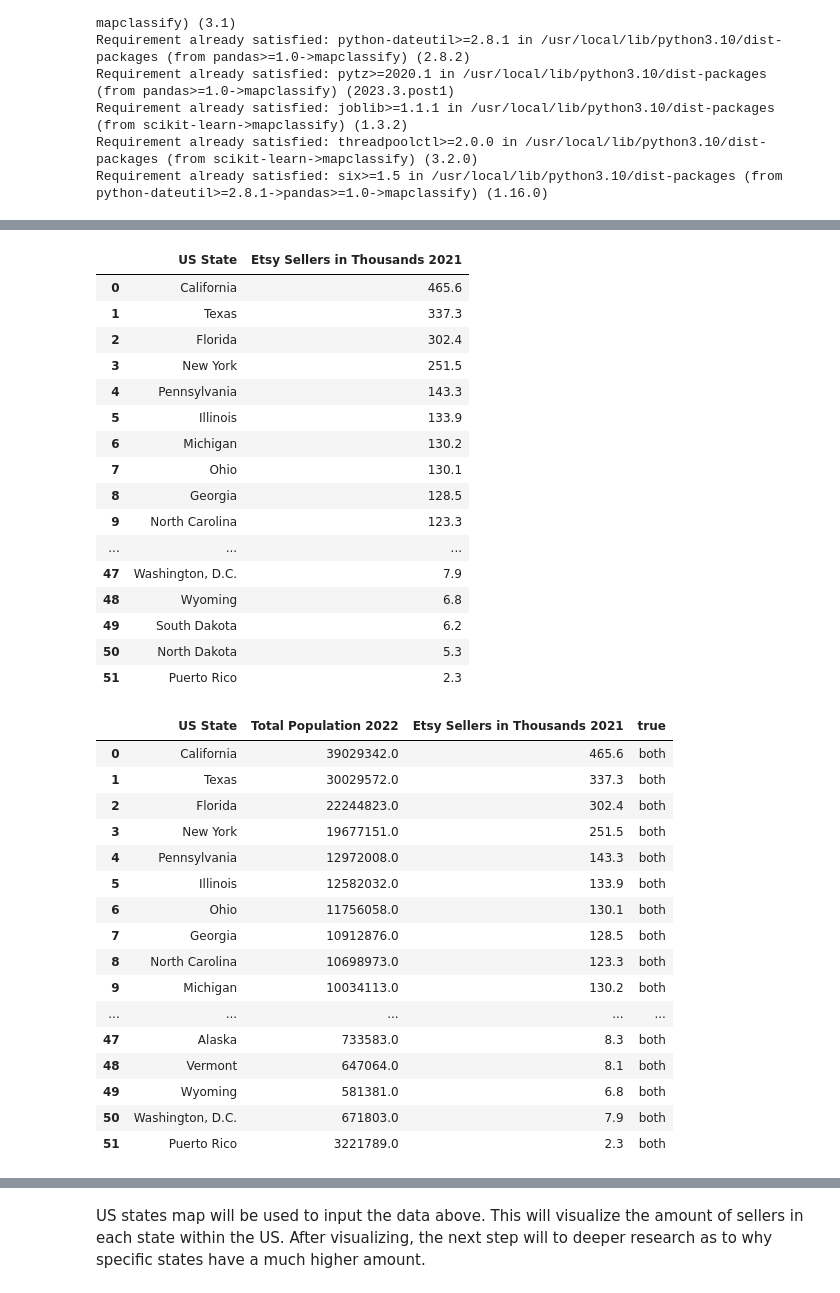
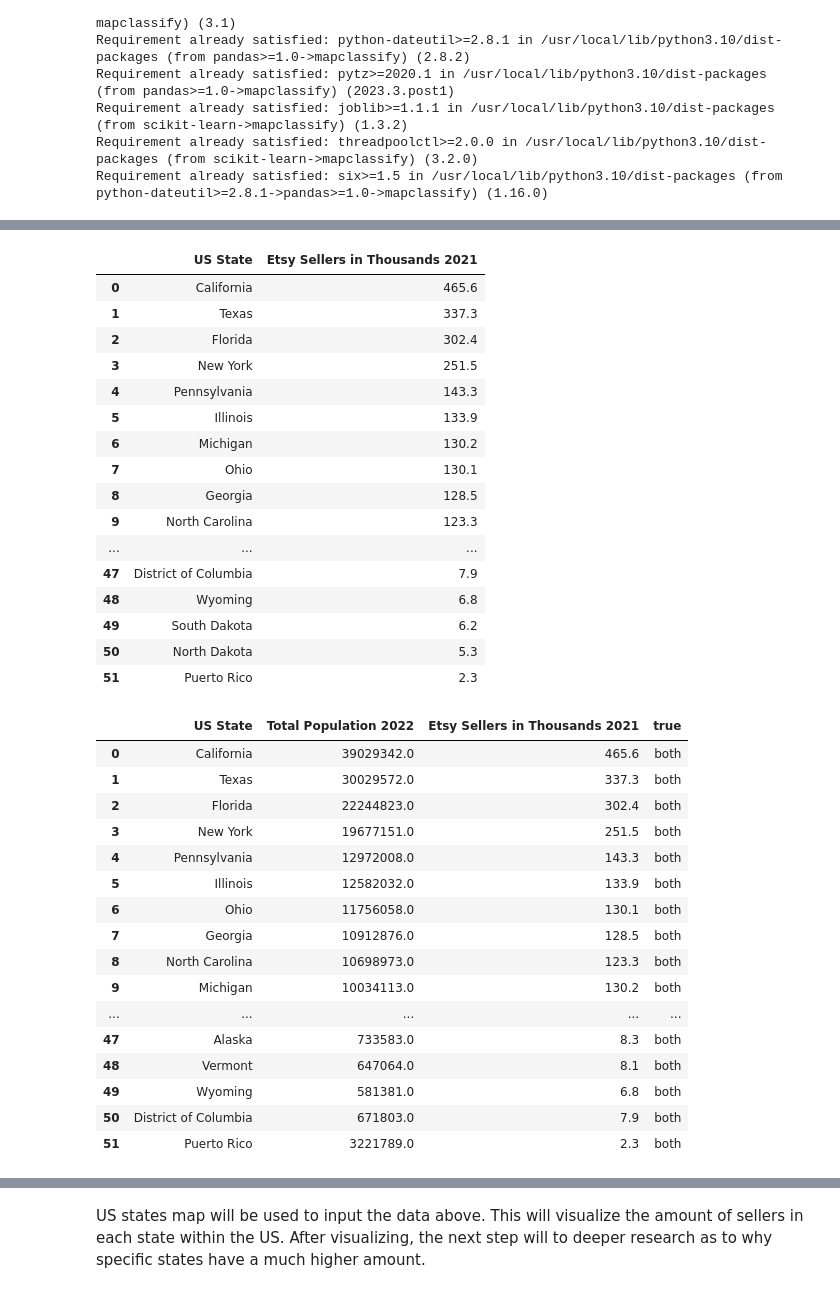
Before and after one commit to khagerthey/GIS, a Jupyter notebook: PS1.ipynb, the cells around one changed output, grey strips where cells are left out. Drawn from its saved outputs; the diff is of its cells as text; code cells hidden in the pictures.

```diff
--- a/PS1.ipynb
+++ b/PS1.ipynb
@@ -73,27 +73,28 @@ combined_states
 # %%
 etsy_us_sellers=pd.read_csv('https://raw.githubusercontent.com/khagerthey/GIS/main/etsy_statessellerstats.csv', header=None)
 etsy_us_sellers.columns=["US State", "Etsy Sellers in Thousands 2021"]
-etsy_us_sellers
+etsy_sellers = etsy_us_sellers.replace('Washington, D.C.', 'District of Columbia')
+etsy_sellers
 # %% [output]
 |  | US State | Etsy Sellers in Thousands 2021 |
 | 0 | California | 465.6 |
 | 1 | Texas | 337.3 |
 | 2 | Florida | 302.4 |
 | 3 | New York | 251.5 |
 | 4 | Pennsylvania | 143.3 |
 | 5 | Illinois | 133.9 |
 | 6 | Michigan | 130.2 |
 | 7 | Ohio | 130.1 |
 | 8 | Georgia | 128.5 |
 | 9 | North Carolina | 123.3 |
 | ... | ... | ... |
-| 47 | Washington, D.C. | 7.9 |
+| 47 | District of Columbia | 7.9 |
 | 48 | Wyoming | 6.8 |
 | 49 | South Dakota | 6.2 |
 | 50 | North Dakota | 5.3 |
 | 51 | Puerto Rico | 2.3 |
 # %%
-state_seller_compare = pd.merge(combined_states, etsy_us_sellers, how='outer', on=['US State'], indicator='true')
+state_seller_compare = pd.merge(combined_states, etsy_sellers, how='outer', on=['US State'], indicator='true')
 state_seller_compare
 #everything merged correctly
 # %% [output]
@@ -112,7 +113,7 @@ state_seller_compare
 | 47 | Alaska | 733583.0 | 8.3 | both |
 | 48 | Vermont | 647064.0 | 8.1 | both |
 | 49 | Wyoming | 581381.0 | 6.8 | both |
-| 50 | Washington, D.C. | 671803.0 | 7.9 | both |
+| 50 | District of Columbia | 671803.0 | 7.9 | both |
 | 51 | Puerto Rico | 3221789.0 | 2.3 | both |
 # %%
 #shapefile of US map states
```
Also changed, not shown: parts of 9 cells of this notebook.
